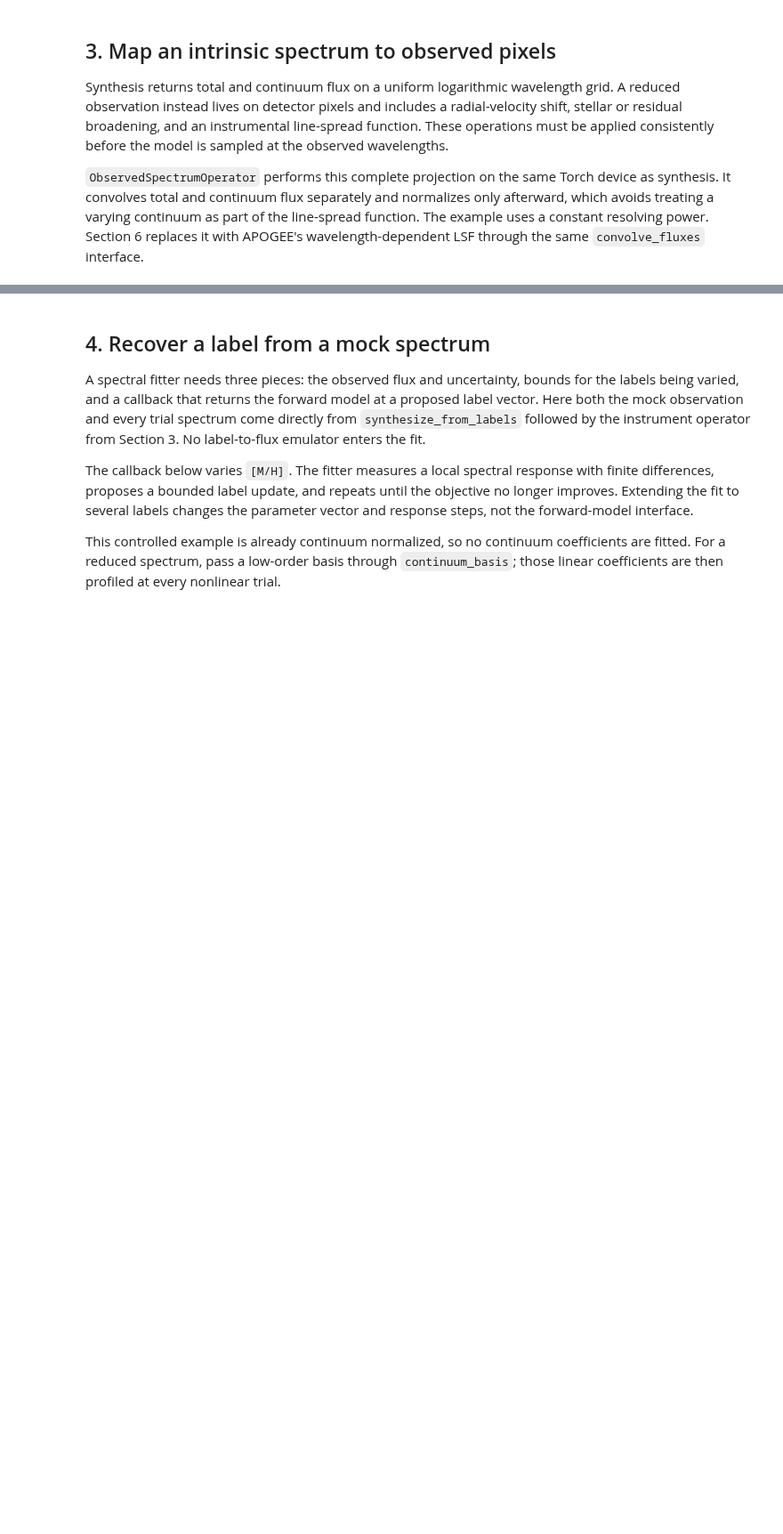
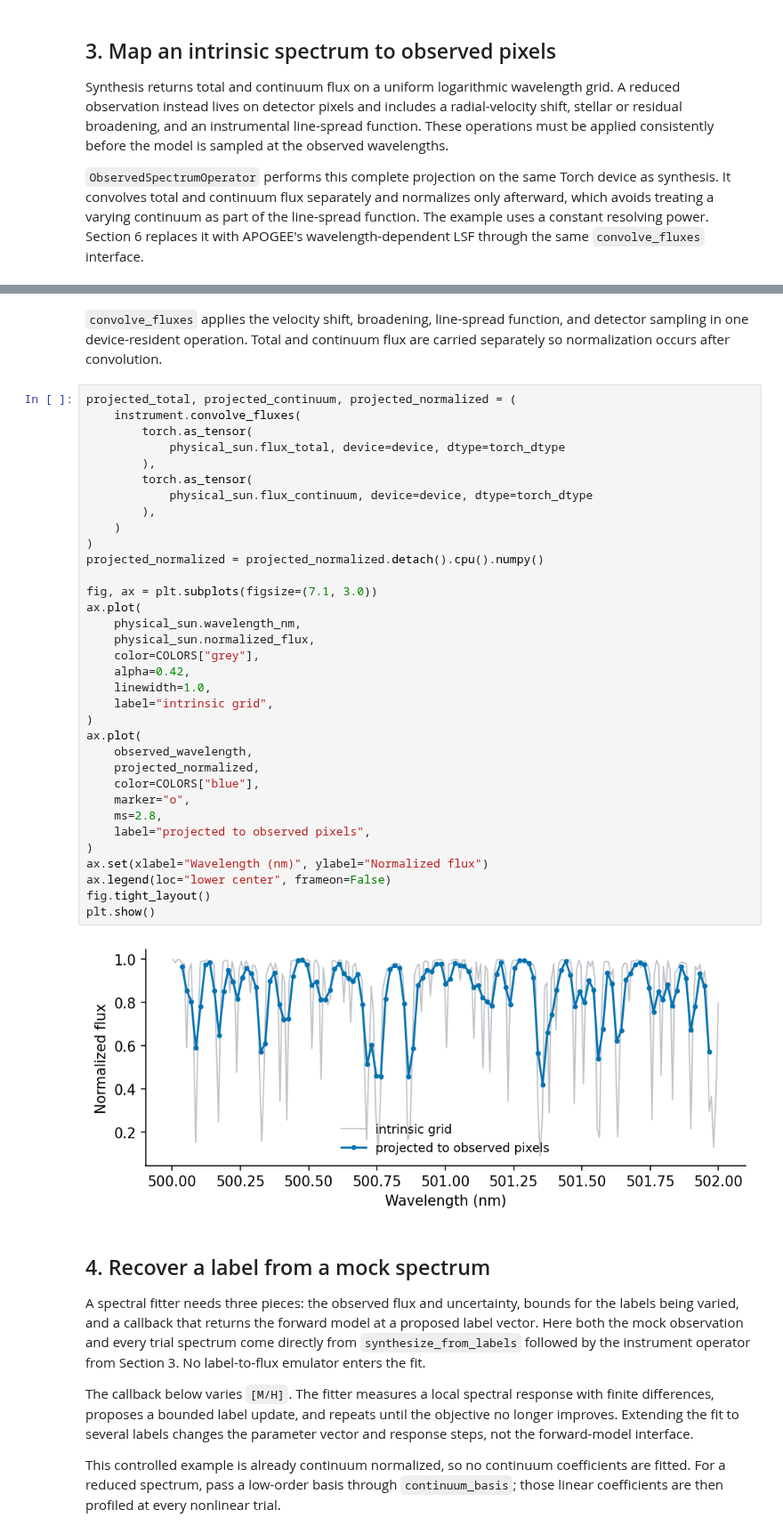
Before and after one commit to tingyuansen/payne-zero, a Jupyter notebook: payne_zero_tutorial.ipynb, the cells around one changed output, grey strips where cells are left out. Shown at 89% size. Saved outputs shown, nothing was run; the diff lists cells and outputs as text; blank space fills up the shorter version.

```diff
--- a/payne_zero_tutorial.ipynb
+++ b/payne_zero_tutorial.ipynb
@@ -331,3 +201,41 @@ plt.show()
+# %% [markdown]
+`convolve_fluxes` applies the velocity shift, broadening, line-spread function, and detector sampling in one device-resident operation. Total and continuum flux are carried separately so normalization occurs after convolution.
+# %%
+projected_total, projected_continuum, projected_normalized = (
+    instrument.convolve_fluxes(
+        torch.as_tensor(
+            physical_sun.flux_total, device=device, dtype=torch_dtype
+        ),
+        torch.as_tensor(
+            physical_sun.flux_continuum, device=device, dtype=torch_dtype
+        ),
+    )
+)
+projected_normalized = projected_normalized.detach().cpu().numpy()
+
+fig, ax = plt.subplots(figsize=(7.1, 3.0))
+ax.plot(
+    physical_sun.wavelength_nm,
+    physical_sun.normalized_flux,
+    color=COLORS["grey"],
+    alpha=0.42,
+    linewidth=1.0,
+    label="intrinsic grid",
+)
+ax.plot(
+    observed_wavelength,
+    projected_normalized,
+    color=COLORS["blue"],
+    marker="o",
+    ms=2.8,
+    label="projected to observed pixels",
+)
+ax.set(xlabel="Wavelength (nm)", ylabel="Normalized flux")
+ax.legend(loc="lower center", frameon=False)
+fig.tight_layout()
+plt.show()
+# %% [output]
+[figure, added]
 # %% [markdown]
 ## 4. Recover a label from a mock spectrum
 
```
Also changed, not shown: parts of 40 cells of this notebook, 6 other files.
